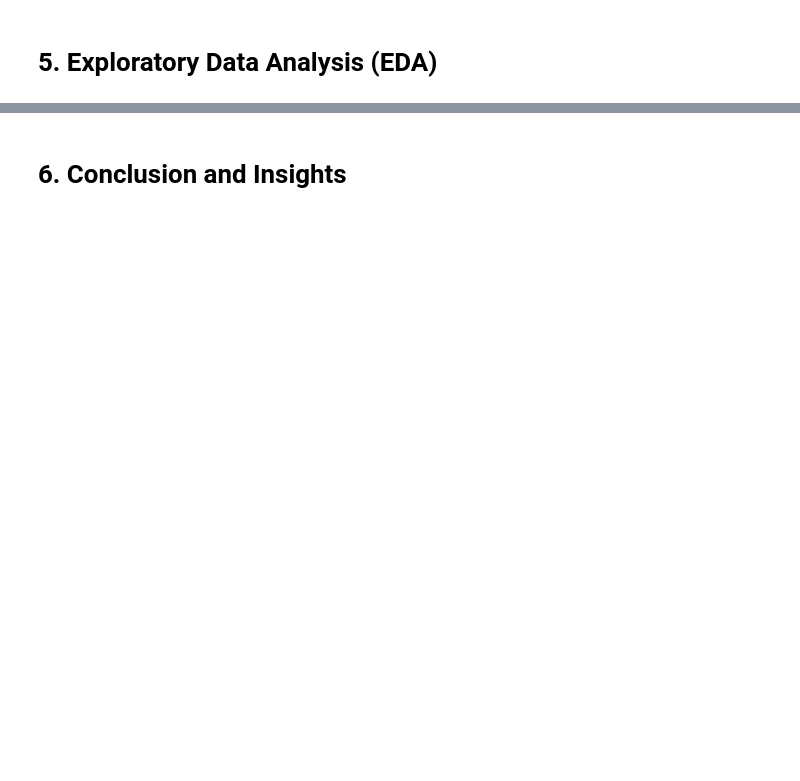
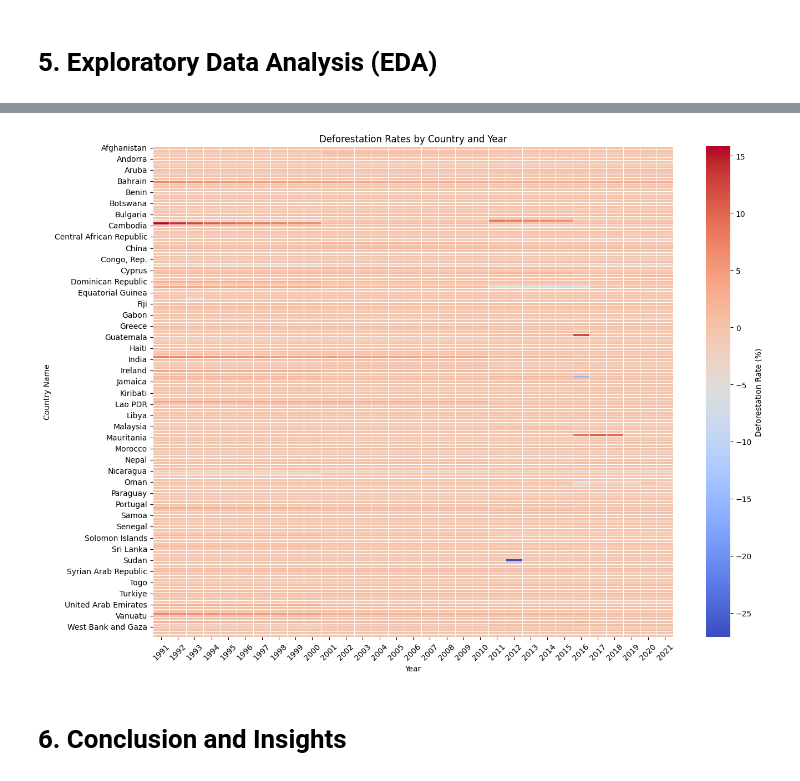
Before and after one commit to LaudRam/Python_Final_Project_ExploreAI, a Jupyter notebook: Python_Final_Project.ipynb, the cells around one changed output, grey strips where cells are left out. Saved outputs shown, nothing was run; the diff lists cells and outputs as text; code cells hidden in the pictures; blank space fills up the shorter version.

```diff
--- a/Python_Final_Project.ipynb
+++ b/Python_Final_Project.ipynb
@@ -338,2 +542,23 @@ df_clean.head(2)
+# %%
+
+country_data = country_data.sort_values(by=['Country_Name', 'Year'])
+
+country_data['Deforestation_Rate'] = country_data.groupby('Country_Name')['Forest_Area'].pct_change() * 100
+
+heatmap_data = country_data.pivot_table(index='Country_Name', columns='Year', values='Deforestation_Rate')
+
+plt.figure(figsize=(14, 10))
+
+sns.heatmap(heatmap_data, cmap='coolwarm', annot=False, fmt='.2f', linewidths=0.5, cbar_kws={'label': 'Deforestation Rate (%)'})
+
+plt.title("Deforestation Rates by Country and Year")
+plt.xlabel("Year")
+plt.ylabel("Country Name")
+plt.xticks(rotation=45)
+plt.yticks(rotation=0)
+plt.tight_layout()
+plt.show()
+# %% [output]
+[figure, added]
 # %% [markdown]
 # 6. Conclusion and Insights <a class="anchor" id="chapter6"></a>
```
Also changed, not shown: parts of 11 cells of this notebook.
